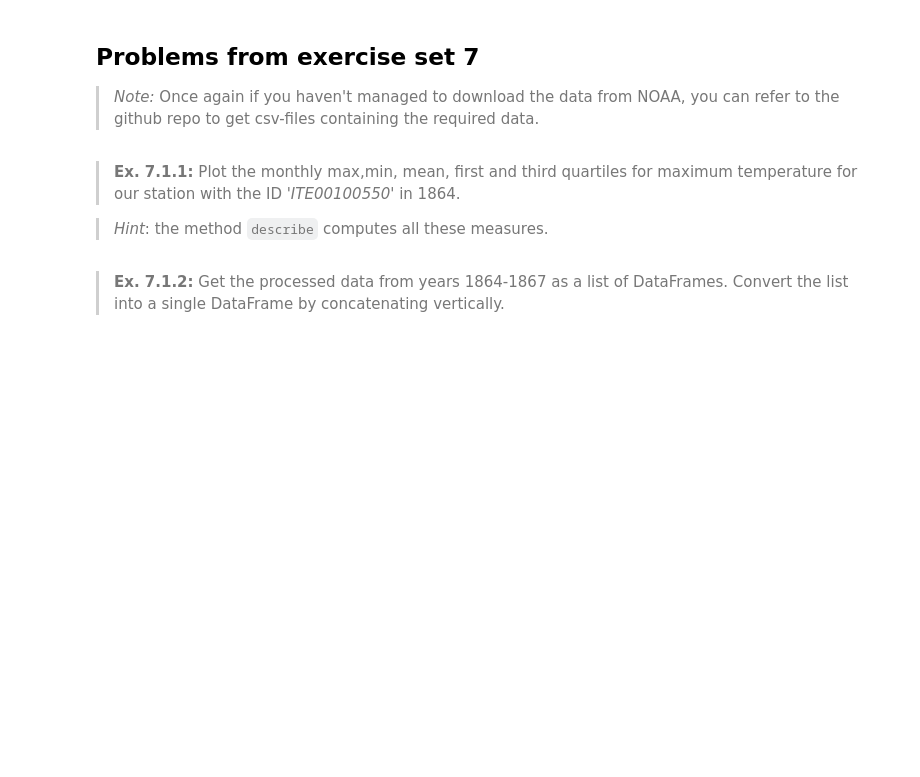
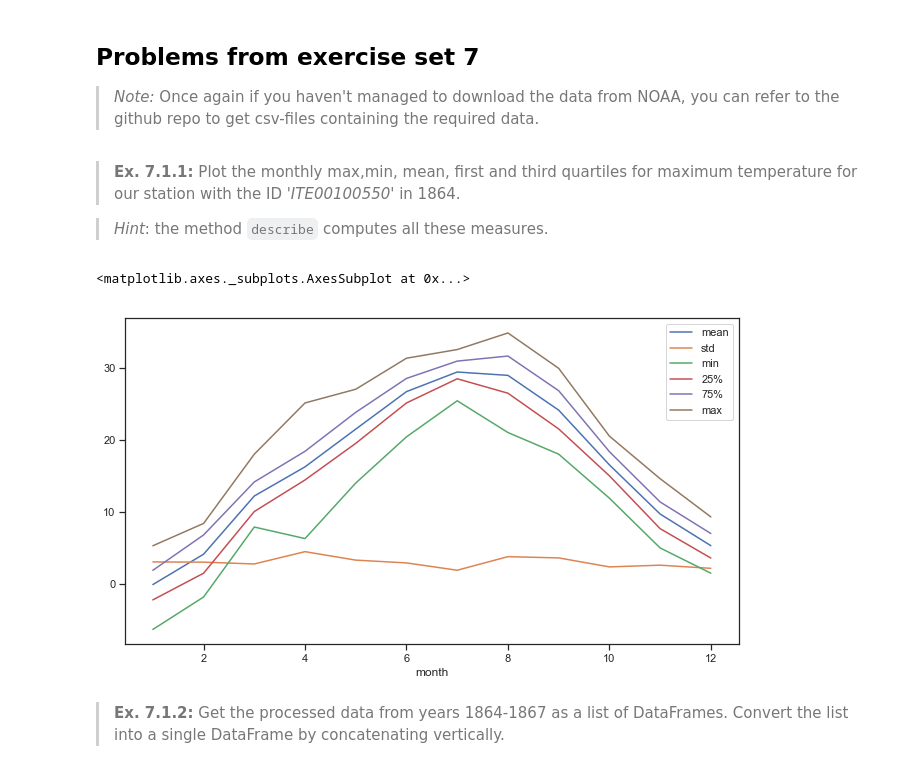
Before and after one commit to str186/SDS_Group31, a Jupyter notebook: assignment_1.ipynb, the cells around one changed output. Cells and saved outputs as stored; diff of their text form; code cells hidden in the pictures; blank space fills up the shorter version.

```diff
--- a/assignment_1.ipynb
+++ b/assignment_1.ipynb
@@ -316,13 +350,16 @@ mpl.rcParams['figure.figsize'] = 11, 6
 > *Hint*: the method `describe` computes all these measures.
 # %%
 # [Answer to Ex. 7.1.1]
-df_sorted = fetch_weather(1864, station='ITE00100550')
+df_sorted = fetch_weather(1864, station='ITE00100550') #fetch weather for staion only
 
 split_var = "month"
 apply_var = "obs_value"
-mu_time = df_sorted.groupby(split_var)[apply_var].describe()
-mu_time.drop(columns=["50%","count"], inplace = True)
-mu_time.plot()
+gb_weather = df_sorted.groupby(split_var)[apply_var].describe() #make a group by month for temperatures
+gb_weather.drop(columns=["50%","count"], inplace = True)
+gb_weather.plot()
+# %% [output]
+<matplotlib.axes._subplots.AxesSubplot at 0x...>
+[figure, added]
 # %% [markdown]
 > **Ex. 7.1.2:** Get the processed data from years 1864-1867 as a list of DataFrames. Convert the list into a single DataFrame by concatenating vertically.
 # %%
```
Also changed, not shown: parts of 24 cells of this notebook.
